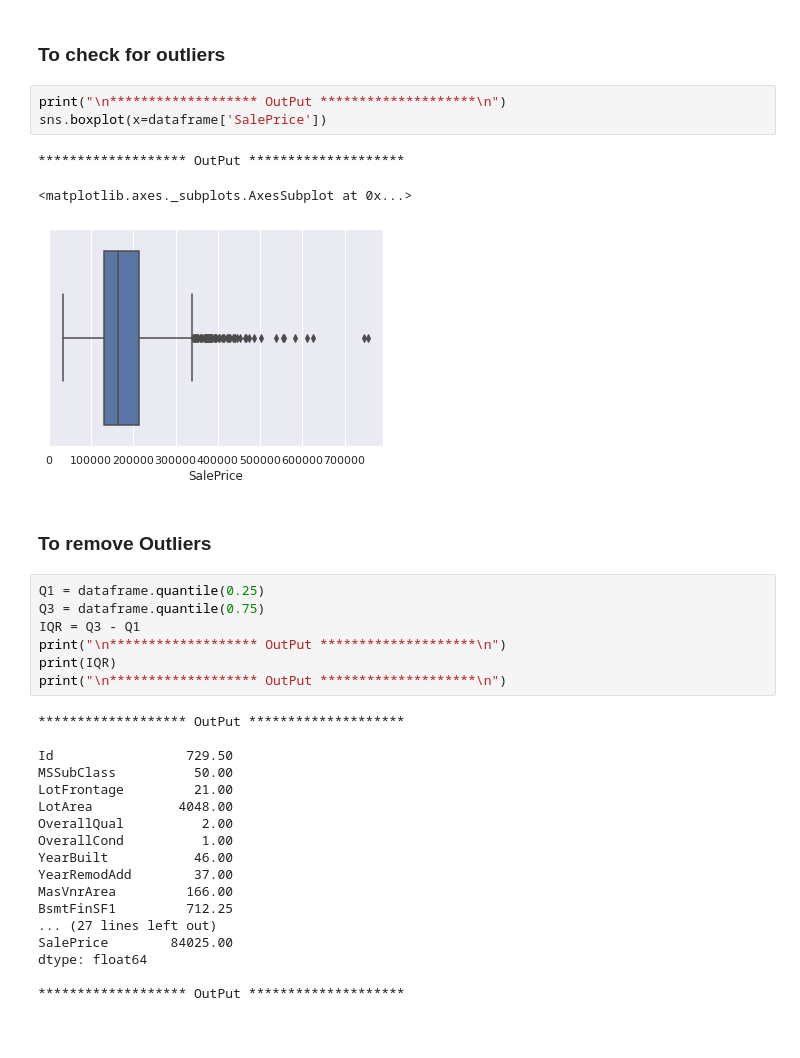
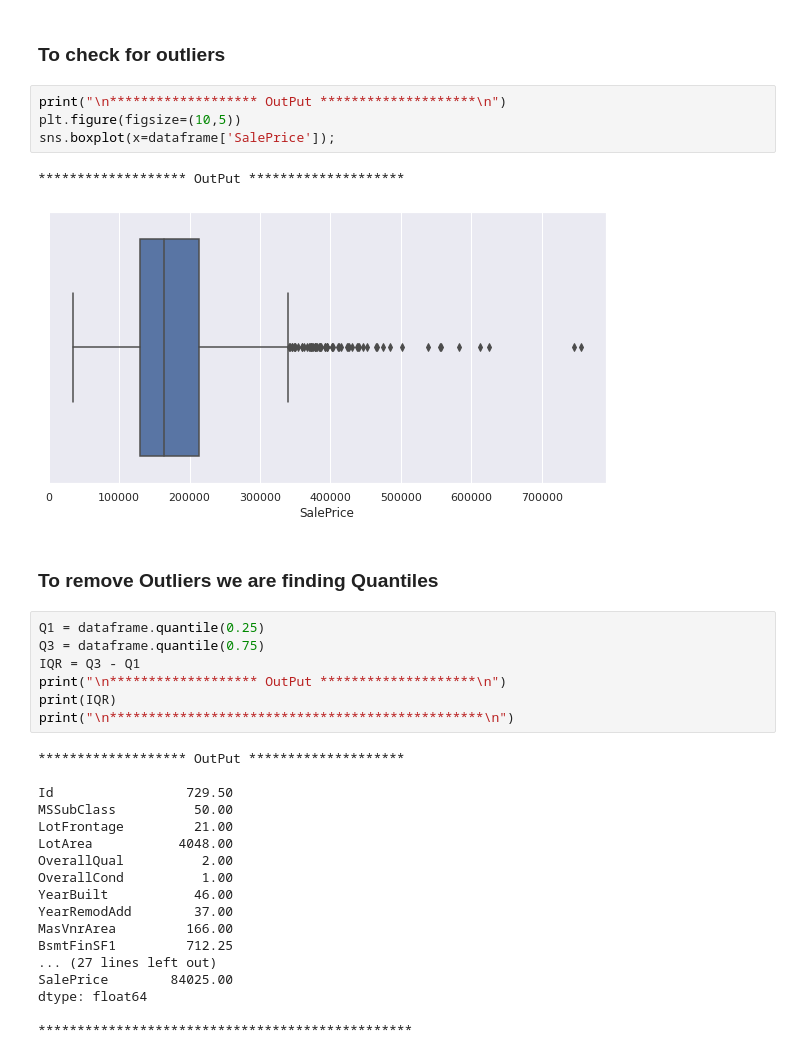
Before and after one commit to Deepsphere-AI/BCA, a Jupyter notebook: SEM-2/Data Science/Programs/Program_02_EDA_On_Bussiness_Dataset.ipynb, the cells around one changed output. Saved outputs shown, nothing was run; the diff lists cells and outputs as text; blank space fills up the shorter version.

```diff
--- a/SEM-2/Data Science/Programs/Program_02_EDA_On_Bussiness_Dataset.ipynb
+++ b/SEM-2/Data Science/Programs/Program_02_EDA_On_Bussiness_Dataset.ipynb
@@ -436,20 +429,20 @@ Index(['Id', 'MSSubClass', 'MSZoning', 'LotFrontage', 'LotArea', 'Street',
 ###  To check for outliers
 # %%
 print("\n******************* OutPut ********************\n")
-sns.boxplot(x=dataframe['SalePrice'])
+plt.figure(figsize=(10,5))
+sns.boxplot(x=dataframe['SalePrice']);
 # %% [output]
 ******************* OutPut ********************
-<matplotlib.axes._subplots.AxesSubplot at 0x...>
-[figure, old version]
+[figure, new version]
 # %% [markdown]
-### To remove Outliers
+### To remove Outliers we are finding Quantiles
 # %%
 Q1 = dataframe.quantile(0.25)
 Q3 = dataframe.quantile(0.75)
 IQR = Q3 - Q1
 print("\n******************* OutPut ********************\n")
 print(IQR)
-print("\n******************* OutPut ********************\n")
+print("\n************************************************\n")
 # %% [output]
 ******************* OutPut ********************
 
@@ -467,7 +460,7 @@ BsmtFinSF1         712.25
 SalePrice        84025.00
 dtype: float64
 
-******************* OutPut ********************
+************************************************
 # %%
 dataframe = dataframe[~((dataframe < (Q1 - 1.5 * IQR)) |(dataframe > (Q3 + 1.5 * IQR))).any(axis=1)]
 print("\n******************* OutPut ********************\n")
```
Also changed, not shown: parts of 22 cells of this notebook.
